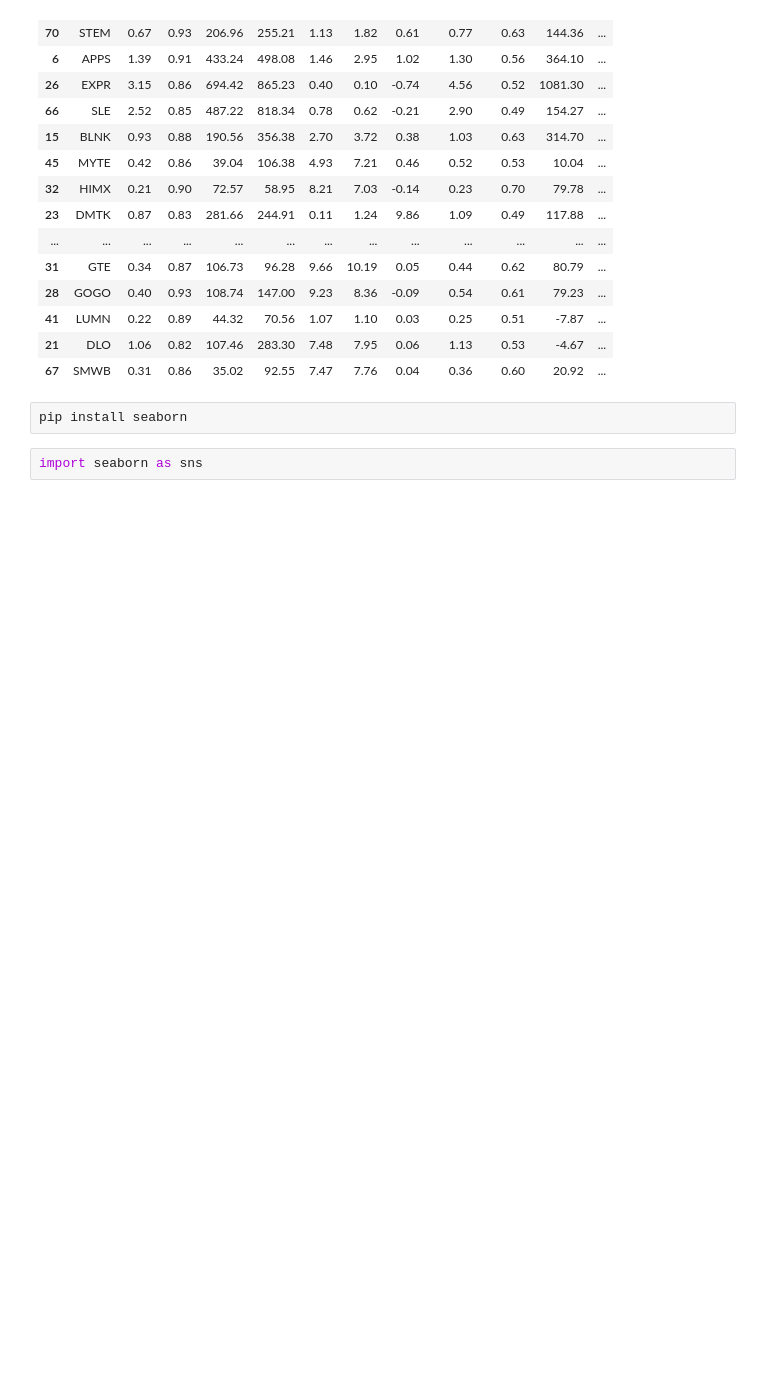
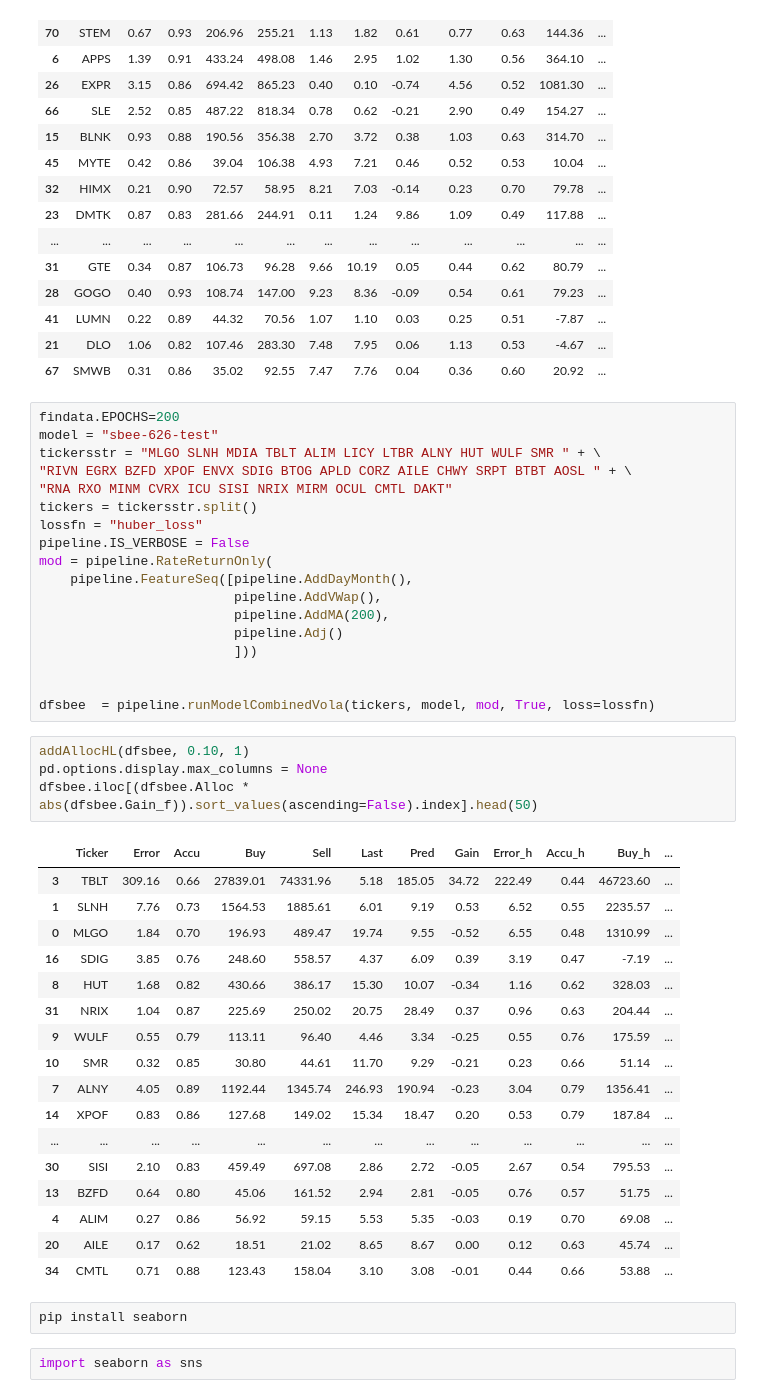
Before and after one commit to ahsank/StockML, a Jupyter notebook: TestLocal.ipynb, the cells around one changed output. Saved outputs shown, nothing was run; the diff lists cells and outputs as text; blank space fills up the shorter version.

```diff
--- a/TestLocal.ipynb
+++ b/TestLocal.ipynb
@@ -211,6 +211,46 @@ df.sort_values('Alloc', ascending=False).head(50)
 | 41 | LUMN | 0.22 | 0.89 | 44.32 | 70.56 | 1.07 | 1.10 | 0.03 | 0.25 | 0.51 | -7.87 | ... |
 | 21 | DLO | 1.06 | 0.82 | 107.46 | 283.30 | 7.48 | 7.95 | 0.06 | 1.13 | 0.53 | -4.67 | ... |
 | 67 | SMWB | 0.31 | 0.86 | 35.02 | 92.55 | 7.47 | 7.76 | 0.04 | 0.36 | 0.60 | 20.92 | ... |
+# %%
+findata.EPOCHS=200
+model = "sbee-626-test"
+tickersstr = "MLGO SLNH MDIA TBLT ALIM LICY LTBR ALNY HUT WULF SMR " + \
+"RIVN EGRX BZFD XPOF ENVX SDIG BTOG APLD CORZ AILE CHWY SRPT BTBT AOSL " + \
+"RNA RXO MINM CVRX ICU SISI NRIX MIRM OCUL CMTL DAKT"
+tickers = tickersstr.split()
+lossfn = "huber_loss"
+pipeline.IS_VERBOSE = False
+mod = pipeline.RateReturnOnly(
+    pipeline.FeatureSeq([pipeline.AddDayMonth(),
+                         pipeline.AddVWap(),
+                         pipeline.AddMA(200),
+                         pipeline.Adj()
+                         ]))
+
+
+dfsbee  = pipeline.runModelCombinedVola(tickers, model, mod, True, loss=lossfn)
+# %%
+addAllocHL(dfsbee, 0.10, 1)
+pd.options.display.max_columns = None
+dfsbee.iloc[(dfsbee.Alloc * abs(dfsbee.Gain_f)).sort_values(ascending=False).index].head(50)
+# %% [output]
+|  | Ticker | Error | Accu | Buy | Sell | Last | Pred | Gain | Error_h | Accu_h | Buy_h | ... |
+| 3 | TBLT | 309.16 | 0.66 | 27839.01 | 74331.96 | 5.18 | 185.05 | 34.72 | 222.49 | 0.44 | 46723.60 | ... |
+| 1 | SLNH | 7.76 | 0.73 | 1564.53 | 1885.61 | 6.01 | 9.19 | 0.53 | 6.52 | 0.55 | 2235.57 | ... |
+| 0 | MLGO | 1.84 | 0.70 | 196.93 | 489.47 | 19.74 | 9.55 | -0.52 | 6.55 | 0.48 | 1310.99 | ... |
+| 16 | SDIG | 3.85 | 0.76 | 248.60 | 558.57 | 4.37 | 6.09 | 0.39 | 3.19 | 0.47 | -7.19 | ... |
+| 8 | HUT | 1.68 | 0.82 | 430.66 | 386.17 | 15.30 | 10.07 | -0.34 | 1.16 | 0.62 | 328.03 | ... |
+| 31 | NRIX | 1.04 | 0.87 | 225.69 | 250.02 | 20.75 | 28.49 | 0.37 | 0.96 | 0.63 | 204.44 | ... |
+| 9 | WULF | 0.55 | 0.79 | 113.11 | 96.40 | 4.46 | 3.34 | -0.25 | 0.55 | 0.76 | 175.59 | ... |
+| 10 | SMR | 0.32 | 0.85 | 30.80 | 44.61 | 11.70 | 9.29 | -0.21 | 0.23 | 0.66 | 51.14 | ... |
+| 7 | ALNY | 4.05 | 0.89 | 1192.44 | 1345.74 | 246.93 | 190.94 | -0.23 | 3.04 | 0.79 | 1356.41 | ... |
+| 14 | XPOF | 0.83 | 0.86 | 127.68 | 149.02 | 15.34 | 18.47 | 0.20 | 0.53 | 0.79 | 187.84 | ... |
+| ... | ... | ... | ... | ... | ... | ... | ... | ... | ... | ... | ... | ... |
+| 30 | SISI | 2.10 | 0.83 | 459.49 | 697.08 | 2.86 | 2.72 | -0.05 | 2.67 | 0.54 | 795.53 | ... |
+| 13 | BZFD | 0.64 | 0.80 | 45.06 | 161.52 | 2.94 | 2.81 | -0.05 | 0.76 | 0.57 | 51.75 | ... |
+| 4 | ALIM | 0.27 | 0.86 | 56.92 | 59.15 | 5.53 | 5.35 | -0.03 | 0.19 | 0.70 | 69.08 | ... |
+| 20 | AILE | 0.17 | 0.62 | 18.51 | 21.02 | 8.65 | 8.67 | 0.00 | 0.12 | 0.63 | 45.74 | ... |
+| 34 | CMTL | 0.71 | 0.88 | 123.43 | 158.04 | 3.10 | 3.08 | -0.01 | 0.44 | 0.66 | 53.88 | ... |
 # %%
 pip install seaborn
 # %%
```
Also changed, not shown: parts of 1 cell of this notebook.
